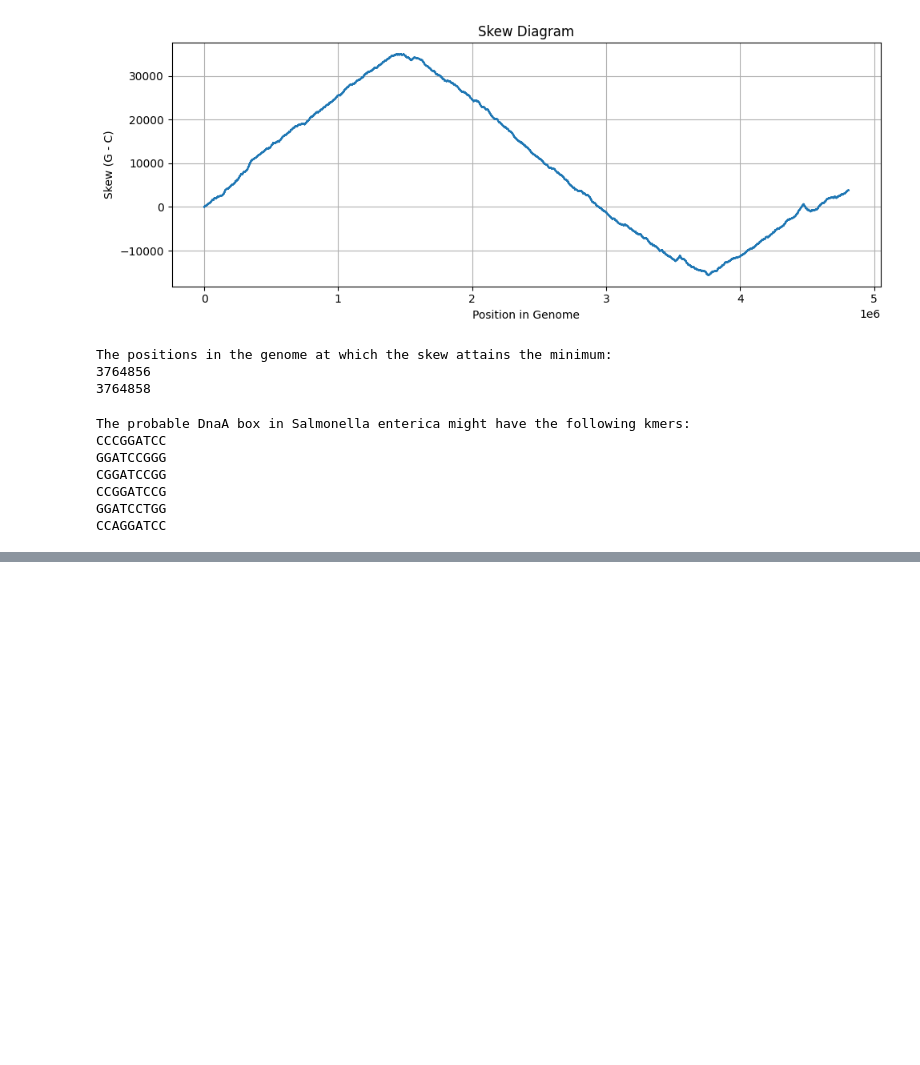
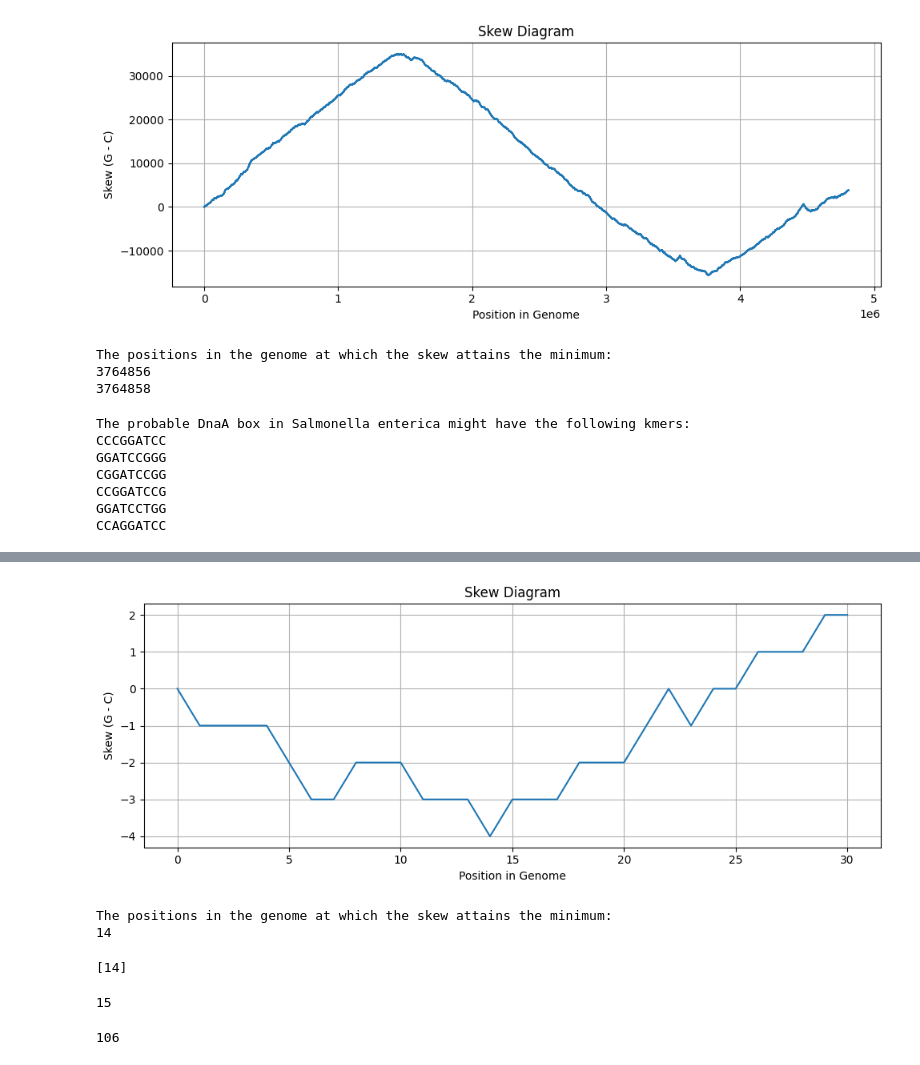
Before and after one commit to AnkitMukherji/Bioinformatics-Algorithms, a Jupyter notebook: Origin of Replication/replication_ori_problems.ipynb, the cells around one changed output, grey strips where cells are left out. Saved outputs shown, nothing was run; the diff lists cells and outputs as text; code cells hidden in the pictures; blank space fills up the shorter version.

Commit message:
replication_ori_assignment

```diff
--- a/Origin of Replication/replication_ori_problems.ipynb
+++ b/Origin of Replication/replication_ori_problems.ipynb
@@ -397,0 +431,22 @@ CCAGGATCC
+# %%
+# Identify the value of i for which Skewi (CATTCCAGTACTTCGATGATGGCGTGAAGA)
+# attains a minimum value.
+MinimumSkewProblem(seq="CATTCCAGTACTTCGATGATGGCGTGAAGA",skew_output_file="assignment_skew.txt")
+# %% [output]
+[figure, added]
+The positions in the genome at which the skew attains the minimum:
+14
+[14]
+# %%
+# Compute Count2(CATGCCATTCGCATTGTCCCAGTGA, CCC).
+ApproximatePatMatch(Text="CATGCCATTCGCATTGTCCCAGTGA", Pattern="CCC", d=2)
+# %% [output]
+15
+# %%
+# The d-neighborhood of the k-mer Pattern is the collection of all k-mers that are at most
+# Hamming distance d from Pattern.
+# How many 5-mers are in the 2-neighborhood of Pattern = TGCAT?
+# Note that the d-neighborhood of Pattern includes Pattern.
+len(Neighbors(Pattern="TGCAT", d=2))
+# %% [output]
+106
```
Also changed, not shown: parts of 6 cells of this notebook, 1 other file.
